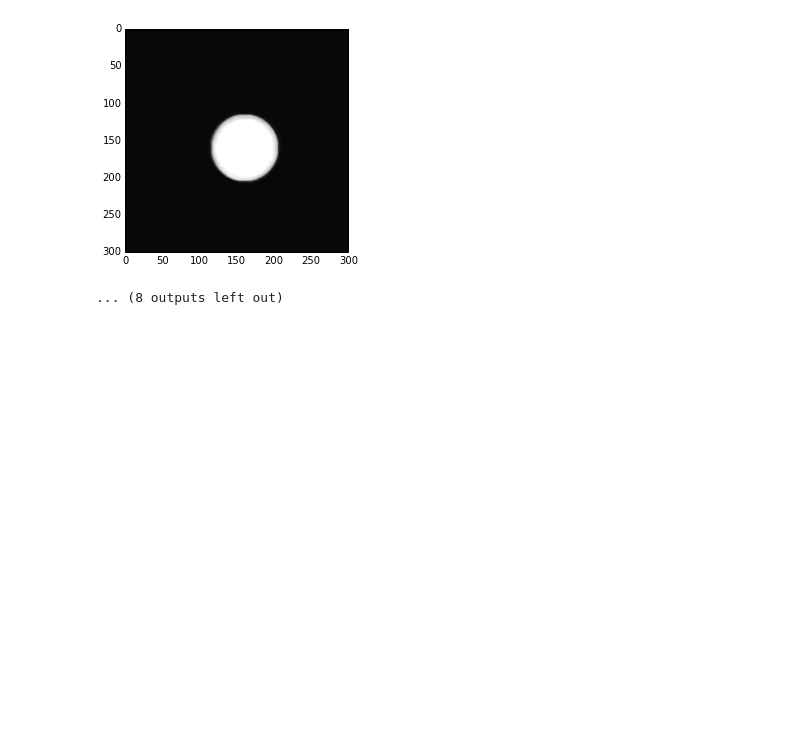
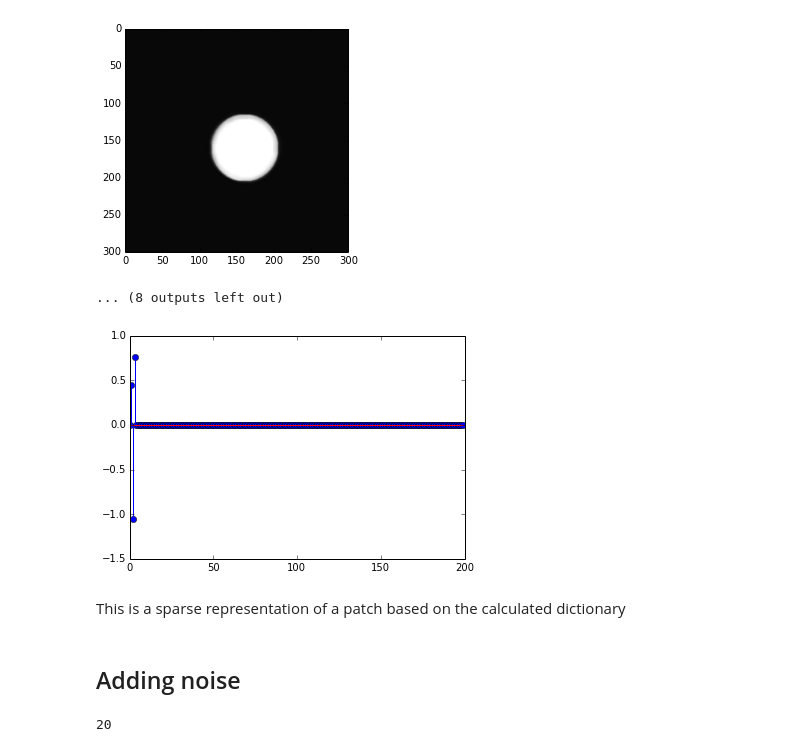
Before and after one commit to ingenieroariel/nb, a Jupyter notebook: Sparse coding for unusual events.ipynb, the cells around one changed output. Cells and saved outputs as stored; diff of their text form; code cells hidden in the pictures; blank space fills up the shorter version.

```diff
--- a/Sparse coding for unusual events.ipynb
+++ b/Sparse coding for unusual events.ipynb
@@ -245,3 +245,11 @@ for frame in out_vid:
 [figure]
 [figure]
 ... (8 outputs left out)
+# %%
+plt.stem(code[0]);
+# %% [output]
+[figure, added]
+# %% [markdown]
+This is a sparse representation of a patch based on the calculated dictionary
+# %% [markdown]
+## Adding noise
@@ -247,0 +273,4 @@ for frame in out_vid:
+# %%
+the_noise.shape[0]
+# %% [output]
+20
```
Also changed, not shown: parts of 3 cells of this notebook.
